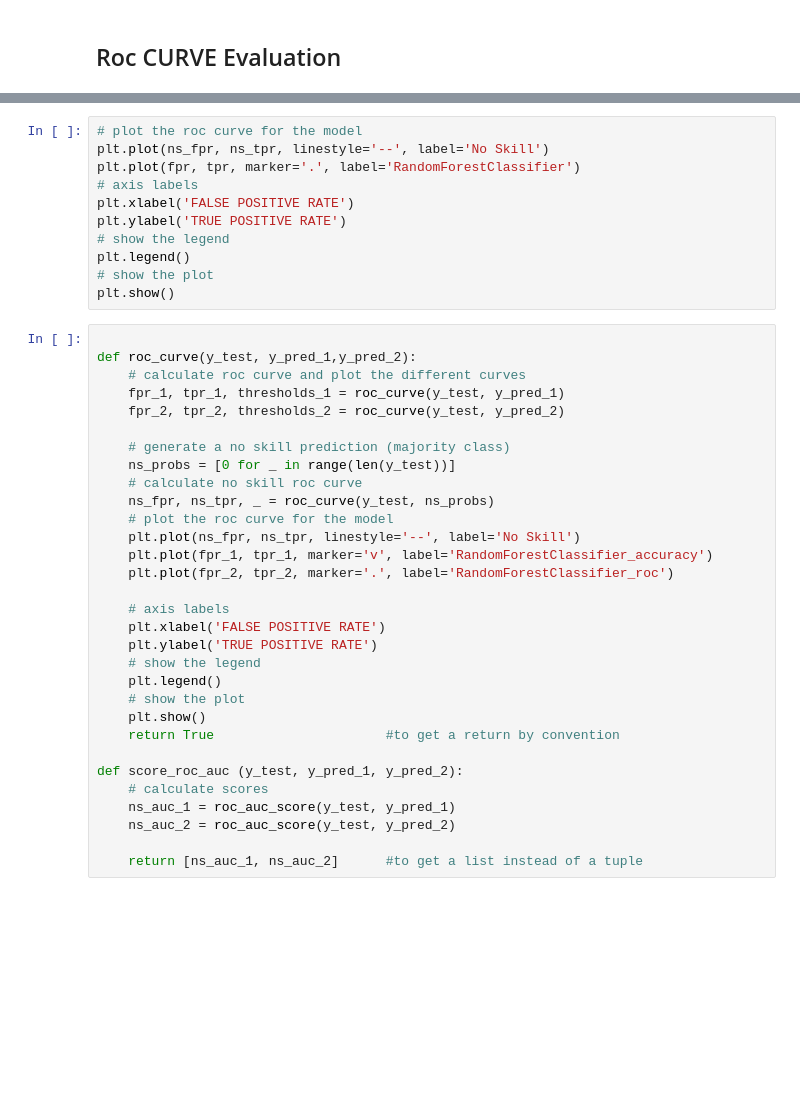
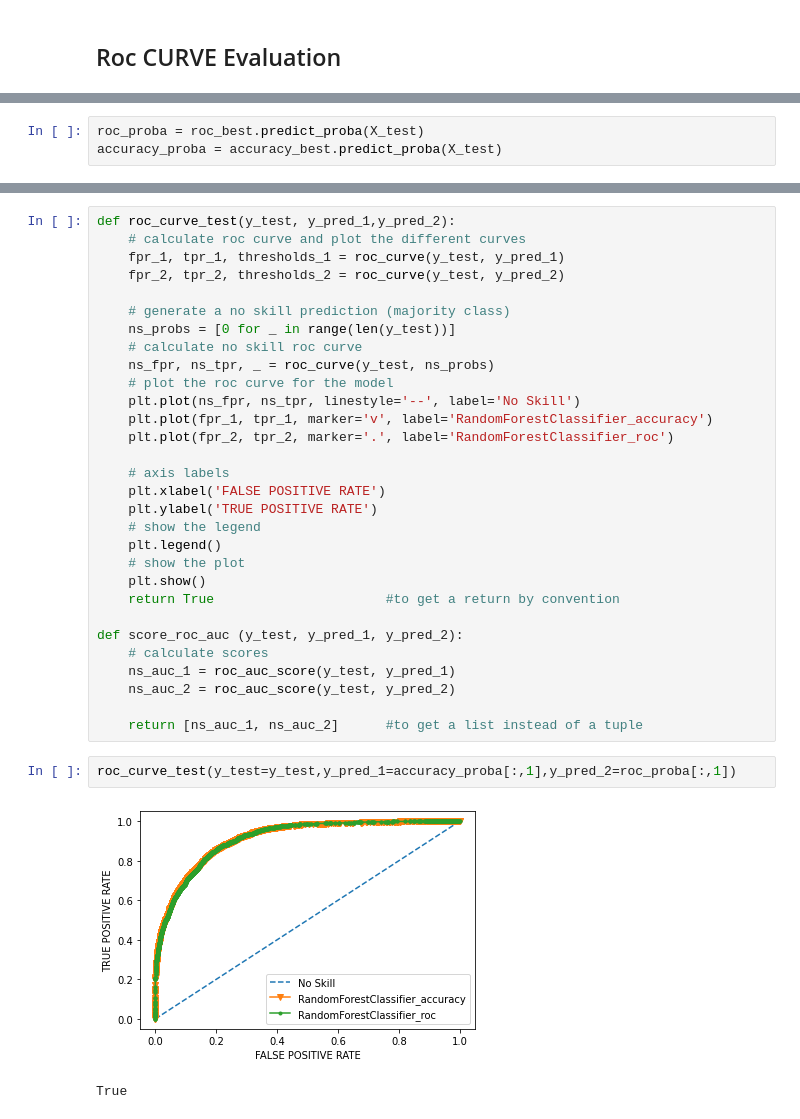
Before and after one commit to abdellahML/us-income, a Jupyter notebook: modeling.ipynb, the cells around one changed output, grey strips where cells are left out. Cells and saved outputs as stored; diff of their text form; blank space fills up the shorter version.

```diff
--- a/modeling.ipynb
+++ b/modeling.ipynb
@@ -130,0 +226,3 @@ print(classification_report(y_test, y_pred))
+# %%
+roc_proba = roc_best.predict_proba(X_test)
+accuracy_proba = accuracy_best.predict_proba(X_test)
@@ -147,42 +251,35 @@ ns_fpr, ns_tpr, _ = roc_curve(y_test, ns_probs)
 # %%
-# plot the roc curve for the model
-plt.plot(ns_fpr, ns_tpr, linestyle='--', label='No Skill')
-plt.plot(fpr, tpr, marker='.', label='RandomForestClassifier')
-# axis labels
-plt.xlabel('FALSE POSITIVE RATE')
-plt.ylabel('TRUE POSITIVE RATE')
-# show the legend
-plt.legend()
-# show the plot
-plt.show()
+def roc_curve_test(y_test, y_pred_1,y_pred_2):
+    # calculate roc curve and plot the different curves
+    fpr_1, tpr_1, thresholds_1 = roc_curve(y_test, y_pred_1)
+    fpr_2, tpr_2, thresholds_2 = roc_curve(y_test, y_pred_2)
+
+    # generate a no skill prediction (majority class)
+    ns_probs = [0 for _ in range(len(y_test))]
+    # calculate no skill roc curve
+    ns_fpr, ns_tpr, _ = roc_curve(y_test, ns_probs)
+    # plot the roc curve for the model
+    plt.plot(ns_fpr, ns_tpr, linestyle='--', label='No Skill')
+    plt.plot(fpr_1, tpr_1, marker='v', label='RandomForestClassifier_accuracy')
+    plt.plot(fpr_2, tpr_2, marker='.', label='RandomForestClassifier_roc')
+
+    # axis labels
+    plt.xlabel('FALSE POSITIVE RATE')
+    plt.ylabel('TRUE POSITIVE RATE')
+    # show the legend
+    plt.legend()
+    # show the plot
+    plt.show()
+    return True                      #to get a return by convention
+
+def score_roc_auc (y_test, y_pred_1, y_pred_2):
+    # calculate scores
+    ns_auc_1 = roc_auc_score(y_test, y_pred_1)
+    ns_auc_2 = roc_auc_score(y_test, y_pred_2)
+
+    return [ns_auc_1, ns_auc_2]      #to get a list instead of a tuple
-# %%
-
-def roc_curve(y_test, y_pred_1,y_pred_2):
-    # calculate roc curve and plot the different curves
-    fpr_1, tpr_1, thresholds_1 = roc_curve(y_test, y_pred_1)
-    fpr_2, tpr_2, thresholds_2 = roc_curve(y_test, y_pred_2)
-
-    # generate a no skill prediction (majority class)
-    ns_probs = [0 for _ in range(len(y_test))]
-    # calculate no skill roc curve
-    ns_fpr, ns_tpr, _ = roc_curve(y_test, ns_probs)
-    # plot the roc curve for the model
-    plt.plot(ns_fpr, ns_tpr, linestyle='--', label='No Skill')
-    plt.plot(fpr_1, tpr_1, marker='v', label='RandomForestClassifier_accuracy')
-    plt.plot(fpr_2, tpr_2, marker='.', label='RandomForestClassifier_roc')
-
-    # axis labels
-    plt.xlabel('FALSE POSITIVE RATE')
-    plt.ylabel('TRUE POSITIVE RATE')
-    # show the legend
-    plt.legend()
-    # show the plot
-    plt.show()
-    return True                      #to get a return by convention
-
-def score_roc_auc (y_test, y_pred_1, y_pred_2):
-    # calculate scores
-    ns_auc_1 = roc_auc_score(y_test, y_pred_1)
-    ns_auc_2 = roc_auc_score(y_test, y_pred_2)
-
-    return [ns_auc_1, ns_auc_2]      #to get a list instead of a tuple
+# %%
+roc_curve_test(y_test=y_test,y_pred_1=accuracy_proba[:,1],y_pred_2=roc_proba[:,1])
+# %% [output]
+[figure, added]
+True
```
Also changed, not shown: parts of 41 cells of this notebook, 2 other files.
